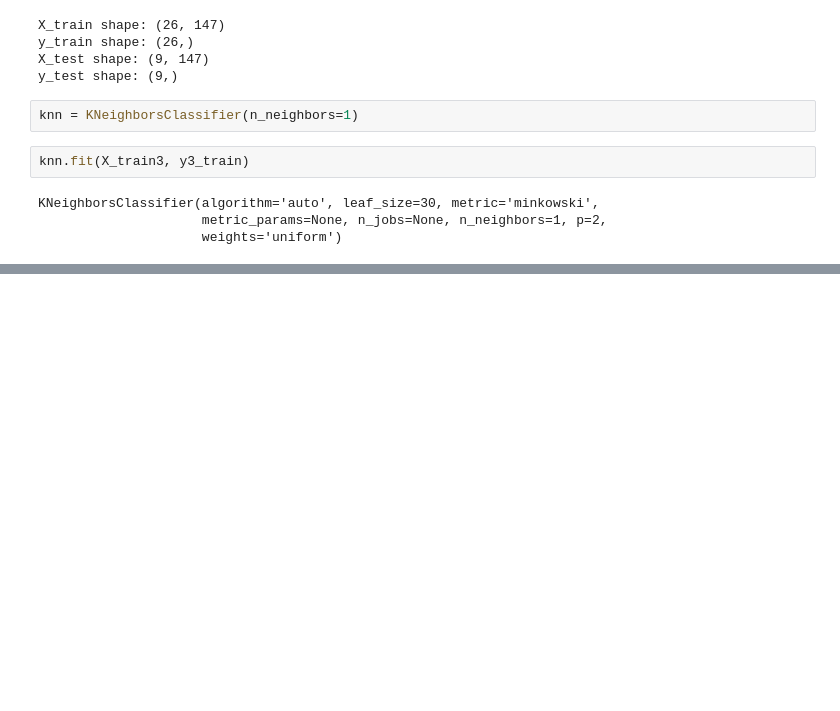
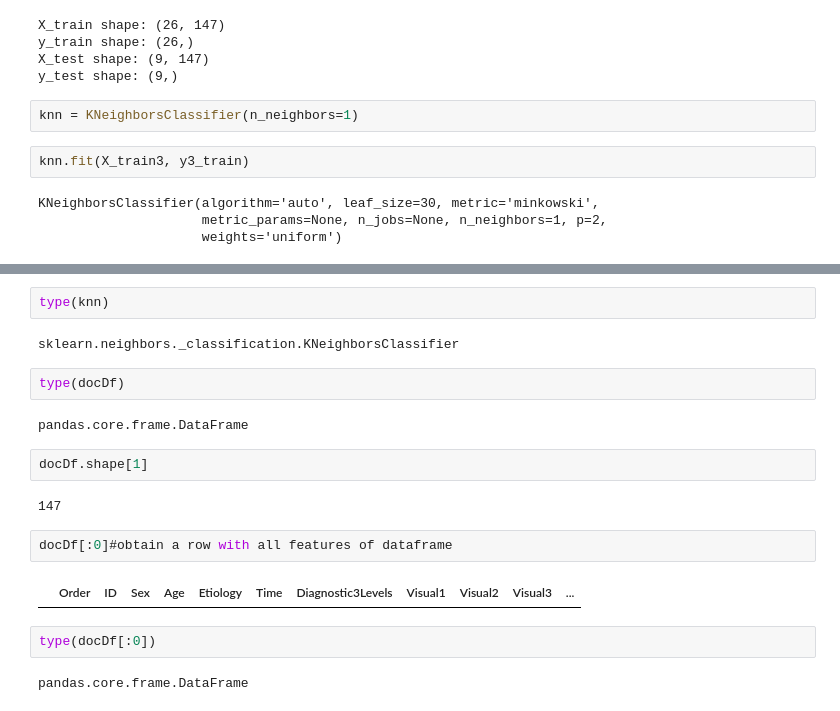
Before and after one commit to ManJ-PC/ML-DoC, a Jupyter notebook: Machine_learning_in_the_diagnosis_of_disorders_of_consciousness_using_SMART_.ipynb, the cells around one changed output, grey strips where cells are left out. Cells and saved outputs as stored; diff of their text form; blank space fills up the shorter version.

```diff
--- a/Machine_learning_in_the_diagnosis_of_disorders_of_consciousness_using_SMART_.ipynb
+++ b/Machine_learning_in_the_diagnosis_of_disorders_of_consciousness_using_SMART_.ipynb
@@ -687,0 +752,20 @@ Test set score: 0.78
+# %%
+type(knn)
+# %% [output]
+sklearn.neighbors._classification.KNeighborsClassifier
+# %%
+type(docDf)
+# %% [output]
+pandas.core.frame.DataFrame
+# %%
+docDf.shape[1]
+# %% [output]
+147
+# %%
+docDf[:0]#obtain a row with all features of dataframe
+# %% [output]
+|  | Order | ID | Sex | Age | Etiology | Time | Diagnostic3Levels | Visual1 | Visual2 | Visual3 | ... |
+# %%
+type(docDf[:0])
+# %% [output]
+pandas.core.frame.DataFrame
```
Also changed, not shown: parts of 17 cells of this notebook.
